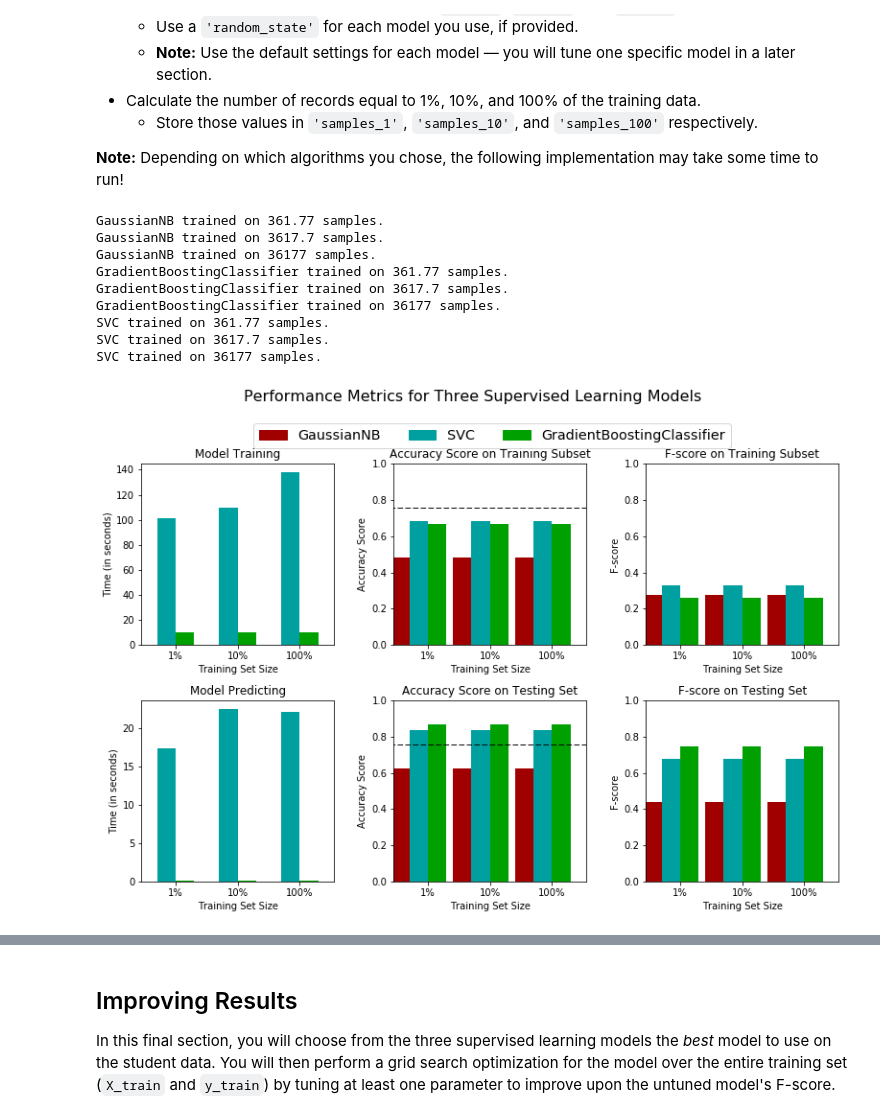
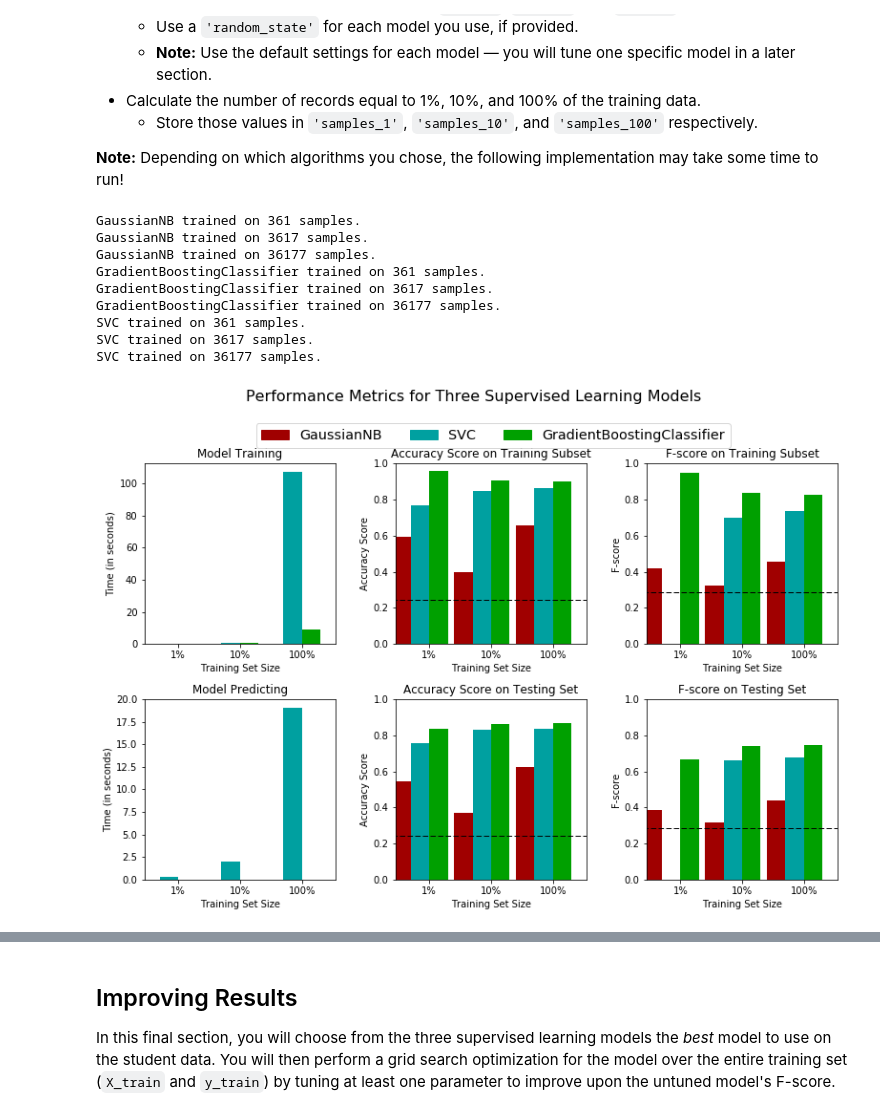
Before and after one commit to henryji96/Machine_Learning_Projects_Udacity, a Jupyter notebook: projects/finding_donors/finding_donors.ipynb, the cells around one changed output, grey strips where cells are left out. Saved outputs shown, nothing was run; the diff lists cells and outputs as text; code cells hidden in the pictures.

```diff
--- a/projects/finding_donors/finding_donors.ipynb
+++ b/projects/finding_donors/finding_donors.ipynb
@@ -195,13 +192,22 @@ Looking at the distribution of classes (those who make at most \$50,000, and tho
 If we chose a model that always predicted an individual made more than \$50,000, what would that model's accuracy and F-score be on this dataset?
 Note: You must use the code cell below and assign your results to 'accuracy' and 'fscore' to be used later.
 # %%
-from sklearn.metrics import accuracy_score,fbeta_score
+from sklearn.metrics import accuracy_score,fbeta_score,\
+                            recall_score,precision_score
 # TODO: Calculate accuracy
-pred=[0]*len(y_test)  #
-
+pred=[1]*len(y_test)  #
 accuracy = accuracy_score(y_test,pred)
 
 # TODO: Calculate F-score using the formula above for beta = 0.5
+recall=recall_score(y_test,pred)
+precision=precision_score(y_test,pred)
+print "recall={},precision={}".format(recall,precision)
+
+beta=0.5
+
+fbeta_my=(1.0+beta**2)*(precision*recall)/(beta**2*precision+recall)
+print "my fbeta:",fbeta_my
+
 fscore = fbeta_score(y_test,pred, beta=0.5)
 
 # Print the results
@@ -312,7 +318,7 @@ def train_predict(learner, sample_size, X_train, y_train, X_test, y_test):
 
     # TODO: Fit the learner to the training data using slicing with 'sample_size'
     start = time() # Get start time
-    learner.fit(X_train,y_train)
+    learner = learner.fit(X_train[:sample_size], y_train[:sample_size])
     end = time() # Get end time
 
     # TODO: Calculate the training time
@@ -323,7 +329,7 @@ def train_predict(learner, sample_size, X_train, y_train, X_test, y_test):
     #       then get predictions on the first 300 training samples
     start = time() # Get start time
     predictions_test = learner.predict(X_test)
-    predictions_train = learner.predict(X_test[0:300])
+    predictions_train = learner.predict(X_train[0:300])
     end = time() # Get end time
 
     # TODO: Calculate the total prediction time
@@ -331,13 +337,10 @@ def train_predict(learner, sample_size, X_train, y_train, X_test, y_test):
 
     # TODO: Compute accuracy on the first 300 training samples
     results['acc_train'] = accuracy_score(y_train[0:300],predictions_train)
-
     # TODO: Compute accuracy on test set
     results['acc_test'] = accuracy_score(y_test,predictions_test)
-
     # TODO: Compute F-score on the the first 300 training samples
     results['f_train'] = fbeta_score(y_train[0:300],predictions_train,beta=0.5)
-
     # TODO: Compute F-score on the test set
     results['f_test'] = fbeta_score(y_test,predictions_test,beta=0.5)
 
@@ -360,40 +363,40 @@ In the code cell, you will need to implement the following:
 # %%
 # TODO: Import the three supervised learning models from sklearn
 from sklearn.naive_bayes import GaussianNB
 from sklearn.ensemble import GradientBoostingClassifier
 from sklearn.svm import SVC
 # TODO: Initialize the three models
 clf_A = GaussianNB()
-clf_B = GradientBoostingClassifier()
-clf_C = SVC()
+clf_B = GradientBoostingClassifier(random_state=10000)
+clf_C = SVC(random_state=10000)
 
 # TODO: Calculate the number of samples for 1%, 10%, and 100% of the training data
-samples_1 = 0.01*len(X_train)
-samples_10 = 0.1*len(X_train)
-samples_100 = len(X_train)
+samples_1 = int(0.01*len(X_train))
+samples_10 = int(0.1*len(X_train))
+samples_100 = int(len(X_train))
 
 # Collect results on the learners
 results = {}
 for clf in [clf_A, clf_B, clf_C]:
     clf_name = clf.__class__.__name__
     results[clf_name] = {}
     for i, samples in enumerate([samples_1, samples_10, samples_100]):
         results[clf_name][i] = \
         train_predict(clf, samples, X_train, y_train, X_test, y_test)
 
 # Run metrics visualization for the three supervised learning models chosen
 vs.evaluate(results, accuracy, fscore)
 # %% [output]
-GaussianNB trained on 361.77 samples.
-GaussianNB trained on 3617.7 samples.
+GaussianNB trained on 361 samples.
+GaussianNB trained on 3617 samples.
 GaussianNB trained on 36177 samples.
-GradientBoostingClassifier trained on 361.77 samples.
-GradientBoostingClassifier trained on 3617.7 samples.
+GradientBoostingClassifier trained on 361 samples.
+GradientBoostingClassifier trained on 3617 samples.
 GradientBoostingClassifier trained on 36177 samples.
-SVC trained on 361.77 samples.
-SVC trained on 3617.7 samples.
+SVC trained on 361 samples.
+SVC trained on 3617 samples.
 SVC trained on 36177 samples.
-[figure, old version]
+[figure, new version]
 # %%
 result_nb=pd.DataFrame(results['GaussianNB'])
 result_svm=pd.DataFrame(results['SVC'])
```
Also changed, not shown: parts of 15 cells of this notebook, 1 other file.
